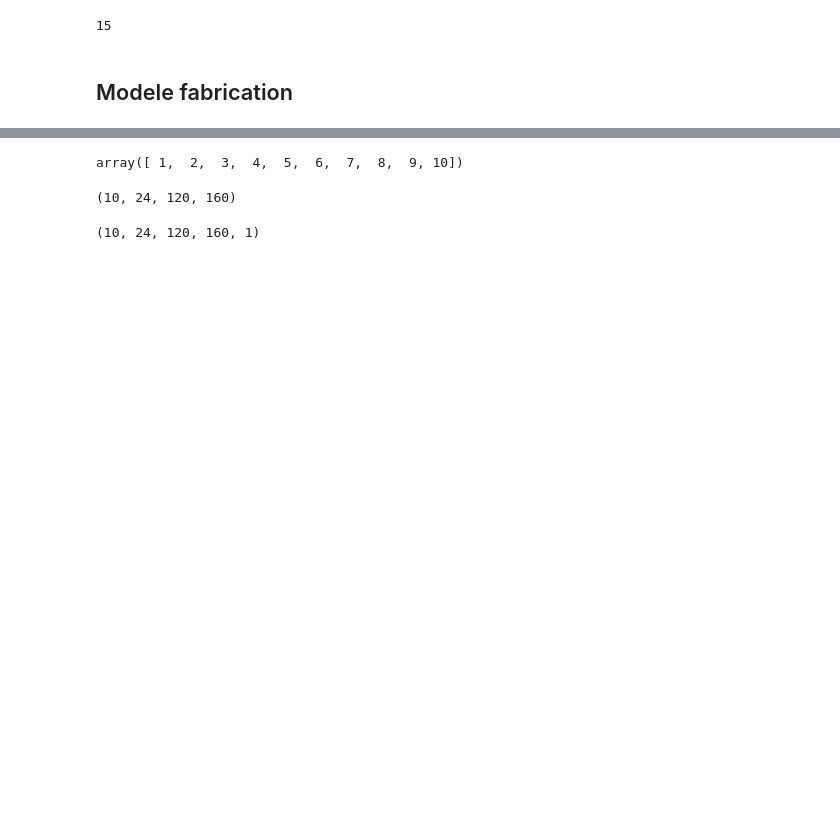
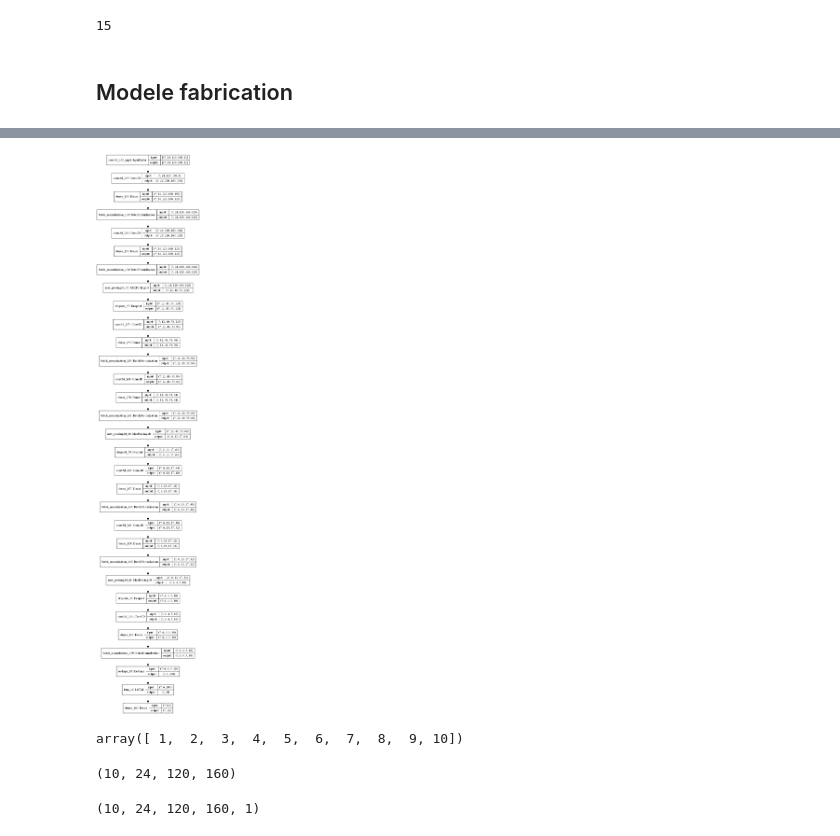
Before and after one commit to KurukW/AI_Project1, a Jupyter notebook: model_experiences.ipynb, the cells around one changed output, grey strips where cells are left out. Cells and saved outputs as stored; diff of their text form; code cells hidden in the pictures; blank space fills up the shorter version.

```diff
--- a/model_experiences.ipynb
+++ b/model_experiences.ipynb
@@ -516,0 +611,3 @@ len(X[0])
+# %%
+model_w = create_model(24,120,160,nb_classes = 10)
+model_w.summary()
@@ -517,3 +632,7 @@ len(X[0])
+# %%
+plot_model(model_w, to_file='model_plot.png', show_shapes=True, show_layer_names=True)
+# %% [output]
+[figure, added]
 # %%
 #ON A PAS NORMALISE X
 X_np = np.array(X)
```
Also changed, not shown: parts of 33 cells of this notebook, 12 other files.
